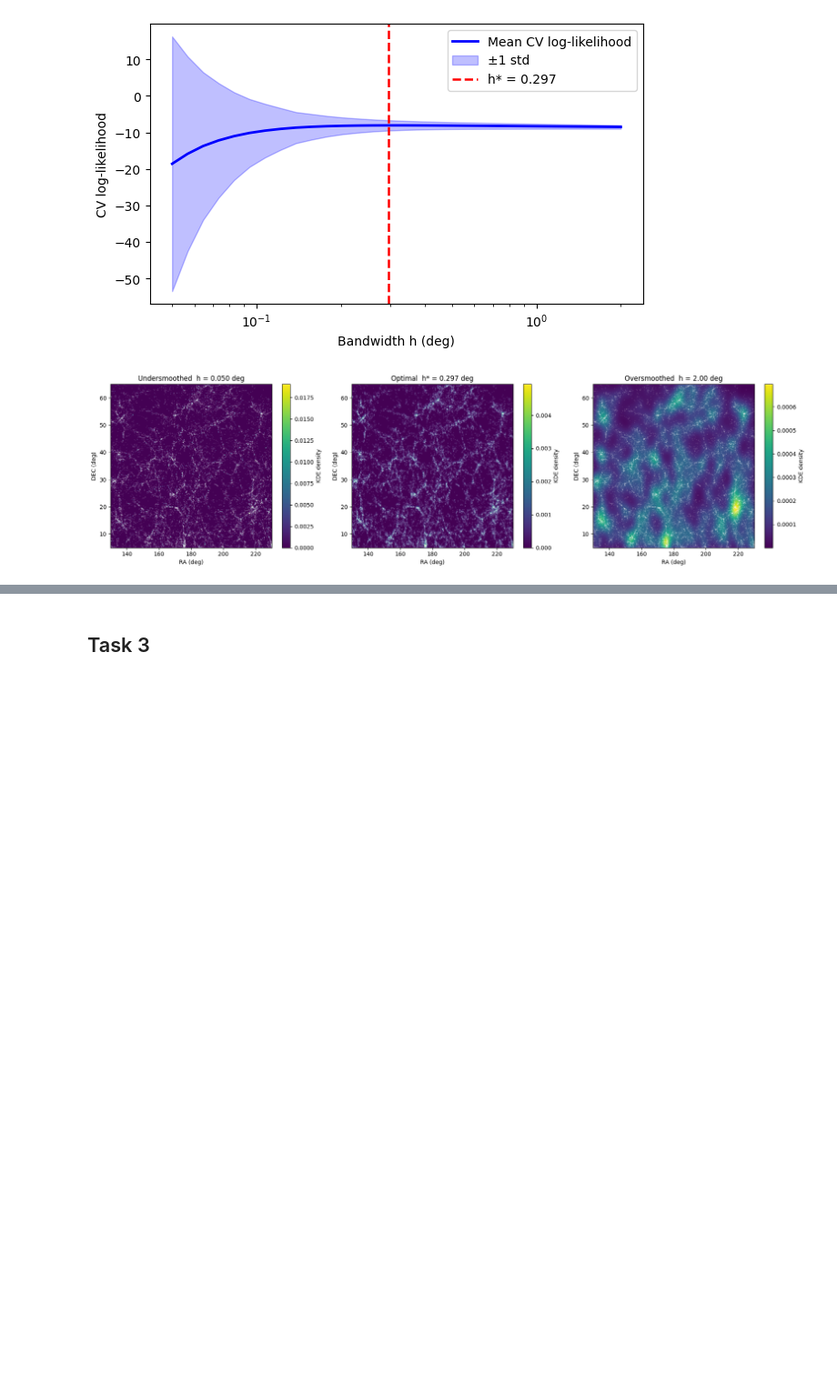
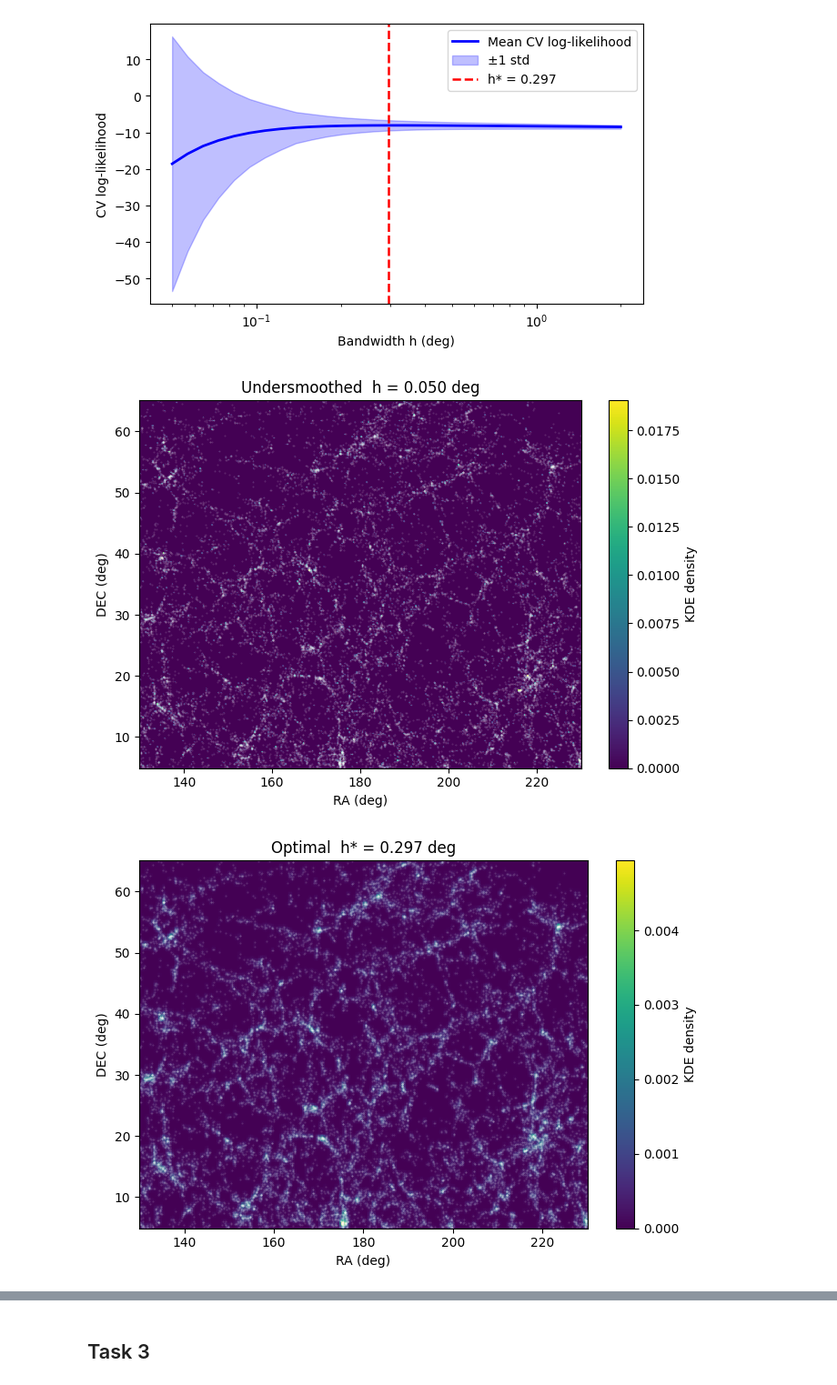
Before and after one commit to eiseleb47/DataScience, a Jupyter notebook: Worksheet_2/1-3_Benjamin.ipynb, the cells around one changed output, grey strips where cells are left out. Shown at 91% size. Drawn from its saved outputs; the diff is of its cells as text; code cells hidden in the pictures; blank space fills up the shorter version.

```diff
--- a/Worksheet_2/1-3_Benjamin.ipynb
+++ b/Worksheet_2/1-3_Benjamin.ipynb
@@ -107,37 +119,37 @@ ax.legend()
 
 h_under = bandwidths[0]    # undersmoothed: smallest bandwidth in grid (0.05 deg)
 h_over  = bandwidths[-1]   # oversmoothed:  largest bandwidth in grid (2.0 deg)
 
 # Build a 2D evaluation grid covering the RA/DEC extent of the data
 n_grid = 300
 ra_grid  = np.linspace(ra_thin.min(),  ra_thin.max(),  n_grid)
 dec_grid = np.linspace(dec_thin.min(), dec_thin.max(), n_grid)
 RA_mesh, DEC_mesh = np.meshgrid(ra_grid, dec_grid)
 eval_pts = np.column_stack([RA_mesh.ravel(), DEC_mesh.ravel()])
 
 def eval_kde_2d(h, X_train, eval_pts, grid_shape):
     kde = KernelDensity(kernel='gaussian', bandwidth=h).fit(X_train)
     return np.exp(kde.score_samples(eval_pts)).reshape(grid_shape)
 
 dens_under = eval_kde_2d(h_under, Xgrid, eval_pts, RA_mesh.shape)
 dens_opt   = eval_kde_2d(h_opt,   Xgrid, eval_pts, RA_mesh.shape)
 dens_over  = eval_kde_2d(h_over,  Xgrid, eval_pts, RA_mesh.shape)
 
-fig, axes = plt.subplots(1, 3, figsize=(18, 5))
 configs = [
     (dens_under, f'Undersmoothed  h = {h_under:.3f} deg'),
     (dens_opt,   f'Optimal  h* = {h_opt:.3f} deg'),
     (dens_over,  f'Oversmoothed  h = {h_over:.2f} deg'),
 ]
-for ax, (Z, title) in zip(axes, configs):
-    im = ax.pcolormesh(RA_mesh, DEC_mesh, Z, shading='auto')#, cmap='inferno')
+for Z, title in configs:
+    fig, ax = plt.subplots(figsize=(7, 5))
+    im = ax.pcolormesh(RA_mesh, DEC_mesh, Z, shading='auto')
     ax.scatter(ra_thin, dec_thin, s=0.2, color='white', alpha=0.15)
     ax.set_xlabel('RA (deg)')
     ax.set_ylabel('DEC (deg)')
     ax.set_title(title)
     plt.colorbar(im, ax=ax, label='KDE density')
-
-plt.tight_layout()
-plt.show()
+    plt.tight_layout()
+    plt.show()
 # %% [output]
-[figure, old version]
+[figure, new version]
+[figure, added]
```
Also changed, not shown: parts of 5 cells of this notebook.
